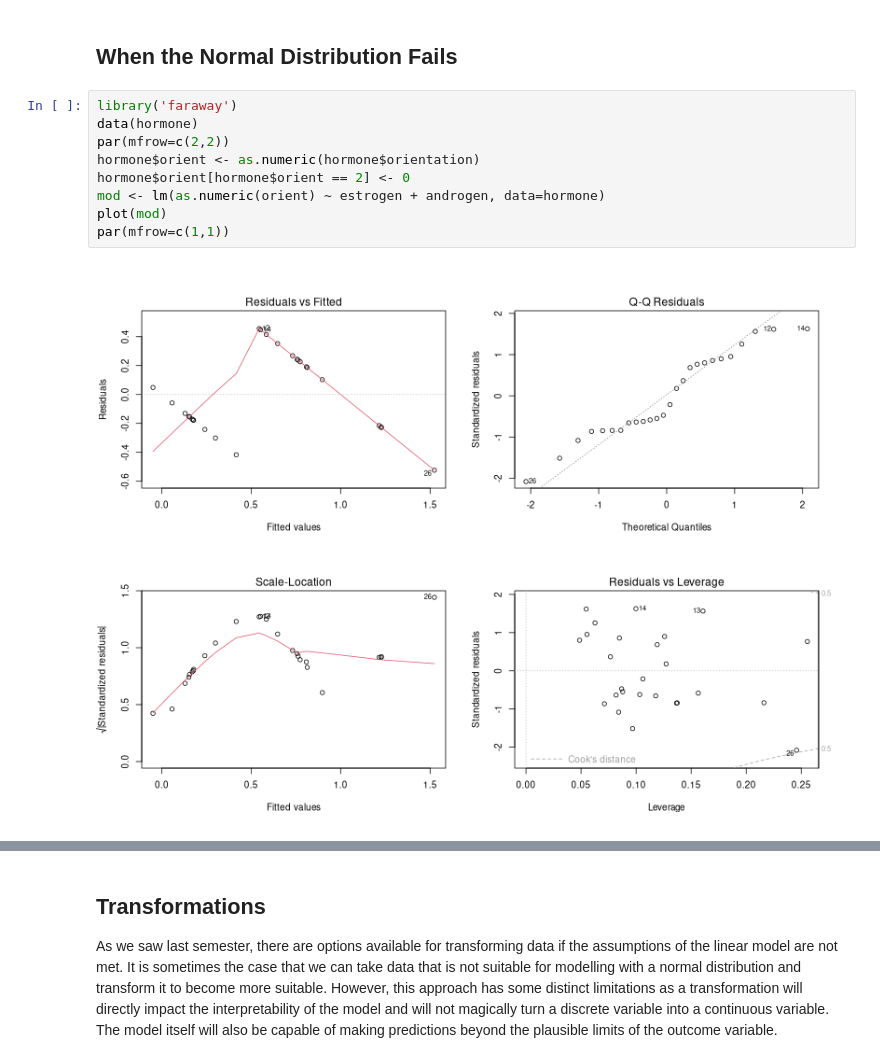
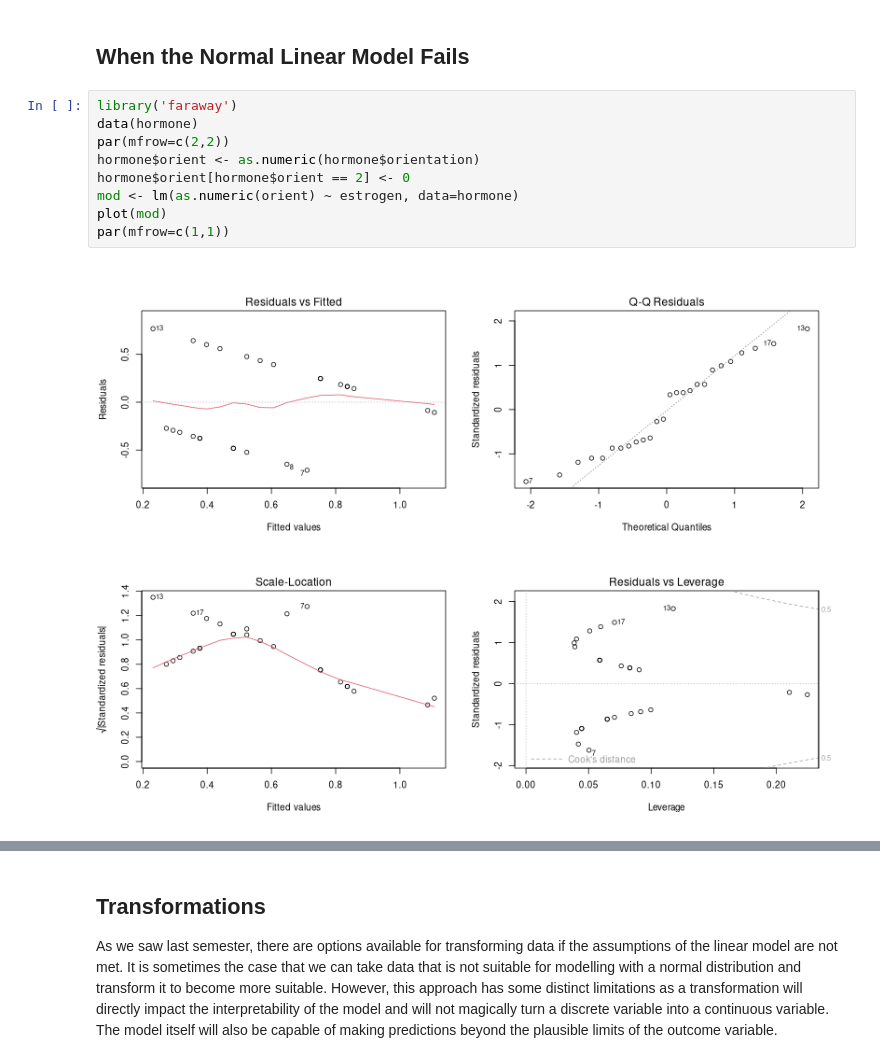
Before and after one commit to PCHN63112-Generalised-Linear-Mixed/extending-linear-models, a Jupyter notebook: 1.beyond-normal.ipynb, the cells around one changed output, grey strips where cells are left out. Cells and saved outputs as stored; diff of their text form.

```diff
--- a/1.beyond-normal.ipynb
+++ b/1.beyond-normal.ipynb
@@ -4,13 +118,13 @@ As we saw last semester, many of the most commonly used statistical techniques a
 # %% [markdown]
-## When the Normal Distribution Fails
+## When the Normal Linear Model Fails
 # %%
 library('faraway')
 data(hormone)
 par(mfrow=c(2,2))
 hormone$orient <- as.numeric(hormone$orientation)
 hormone$orient[hormone$orient == 2] <- 0
-mod <- lm(as.numeric(orient) ~ estrogen + androgen, data=hormone)
+mod <- lm(as.numeric(orient) ~ estrogen, data=hormone)
 plot(mod)
 par(mfrow=c(1,1))
 # %% [output]
-[figure, old version]
+[figure, new version]
```
Also changed, not shown: parts of 4 cells of this notebook, 24 other files.
